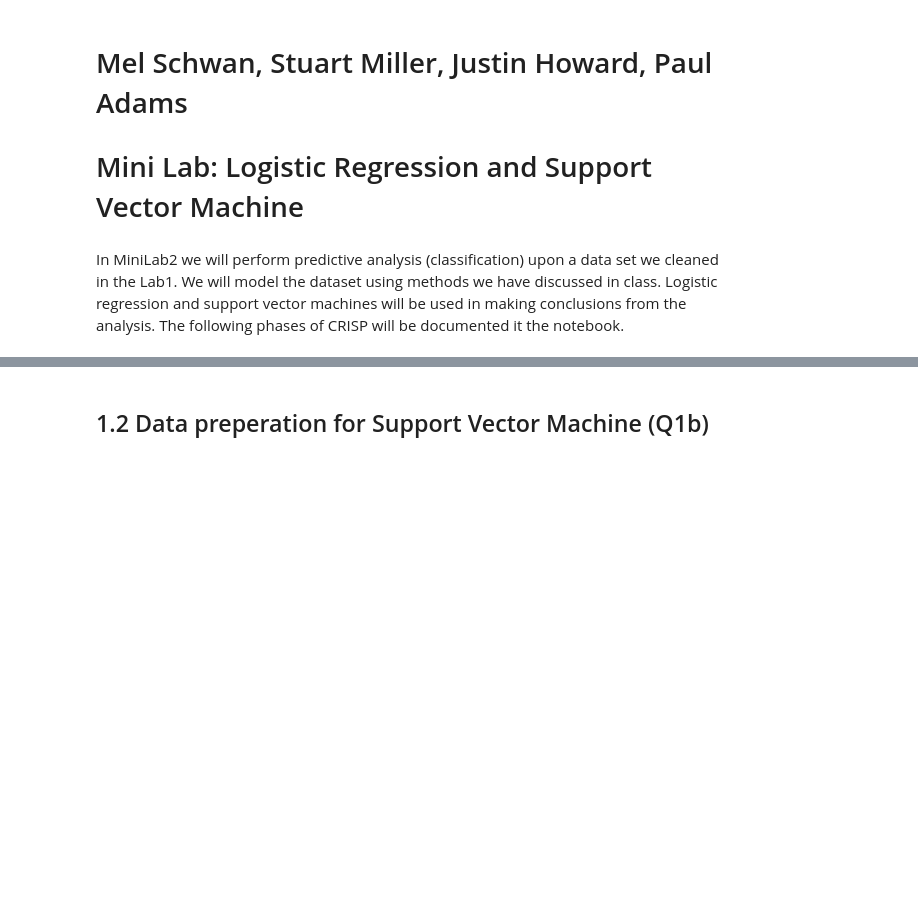
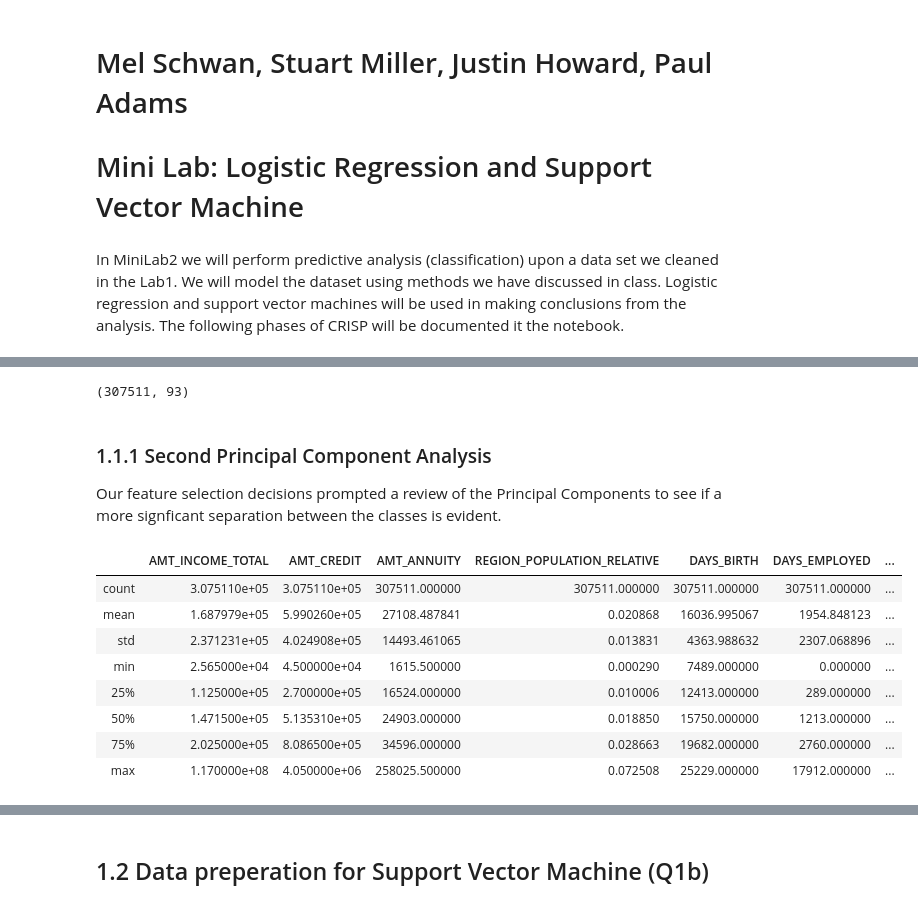
Before and after one commit to sjmiller8182/home-credit-default-risk, a Jupyter notebook: MiniLab_Logistic_Regression_and_SVM-DM.ipynb, the cells around one changed output, grey strips where cells are left out. Drawn from its saved outputs; the diff is of its cells as text; code cells hidden in the pictures; blank space fills up the shorter version.

```diff
--- a/MiniLab_Logistic_Regression_and_SVM-DM.ipynb
+++ b/MiniLab_Logistic_Regression_and_SVM-DM.ipynb
@@ -33,0 +51,5 @@ Through additional data analysis we have discovered that we can increase the pre
+# %%
+# loading data that was preprocessed using the custom read_clean_data() function,
+# merged with the previously engineered newFeatures from Lab 1
+
+data = pd.read_csv('data.csv', na_values = 'XNA')
@@ -33,0 +117,28 @@ Through additional data analysis we have discovered that we can increase the pre
+# %%
+data.shape
+# %% [output]
+(307511, 93)
+# %% [markdown]
+### 1.1.1 Second Principal Component Analysis
+
+Our feature selection decisions prompted a review of the Principal Components to see if a more signficant separation between the classes is evident.
+# %%
+# dropping variables that were deemed the least useful for analysis
+new_df = data.copy().drop(['TARGET', 'SK_ID_CURR', 'AMT_GOODS_PRICE', 'CNT_CHILDREN',
+                          'CNT_FAM_MEMBERS', 'EXT_SOURCE_1_AV','EXT_SOURCE_2_AV', 'EXT_SOURCE_3_AV', 'LOAN_COUNT',
+                          'CREDIT_ACTIVE'], axis = 1)
+# one-hot encoding
+# adding drop_first = True eliminates the duplication of categorical features that are already binary indicators
+new_df = pd.get_dummies(new_df, drop_first = True)
+pd.options.display.max_columns = 400
+new_df.describe()
+# %% [output]
+|  | AMT_INCOME_TOTAL | AMT_CREDIT | AMT_ANNUITY | REGION_POPULATION_RELATIVE | DAYS_BIRTH | DAYS_EMPLOYED | ... |
+| count | 3.075110e+05 | 3.075110e+05 | 307511.000000 | 307511.000000 | 307511.000000 | 307511.000000 | ... |
+| mean | 1.687979e+05 | 5.990260e+05 | 27108.487841 | 0.020868 | 16036.995067 | 1954.848123 | ... |
+| std | 2.371231e+05 | 4.024908e+05 | 14493.461065 | 0.013831 | 4363.988632 | 2307.068896 | ... |
+| min | 2.565000e+04 | 4.500000e+04 | 1615.500000 | 0.000290 | 7489.000000 | 0.000000 | ... |
+| 25% | 1.125000e+05 | 2.700000e+05 | 16524.000000 | 0.010006 | 12413.000000 | 289.000000 | ... |
+| 50% | 1.471500e+05 | 5.135310e+05 | 24903.000000 | 0.018850 | 15750.000000 | 1213.000000 | ... |
+| 75% | 2.025000e+05 | 8.086500e+05 | 34596.000000 | 0.028663 | 19682.000000 | 2760.000000 | ... |
+| max | 1.170000e+08 | 4.050000e+06 | 258025.500000 | 0.072508 | 25229.000000 | 17912.000000 | ... |
```
Also changed, not shown: parts of 25 cells of this notebook, 1 other file.
